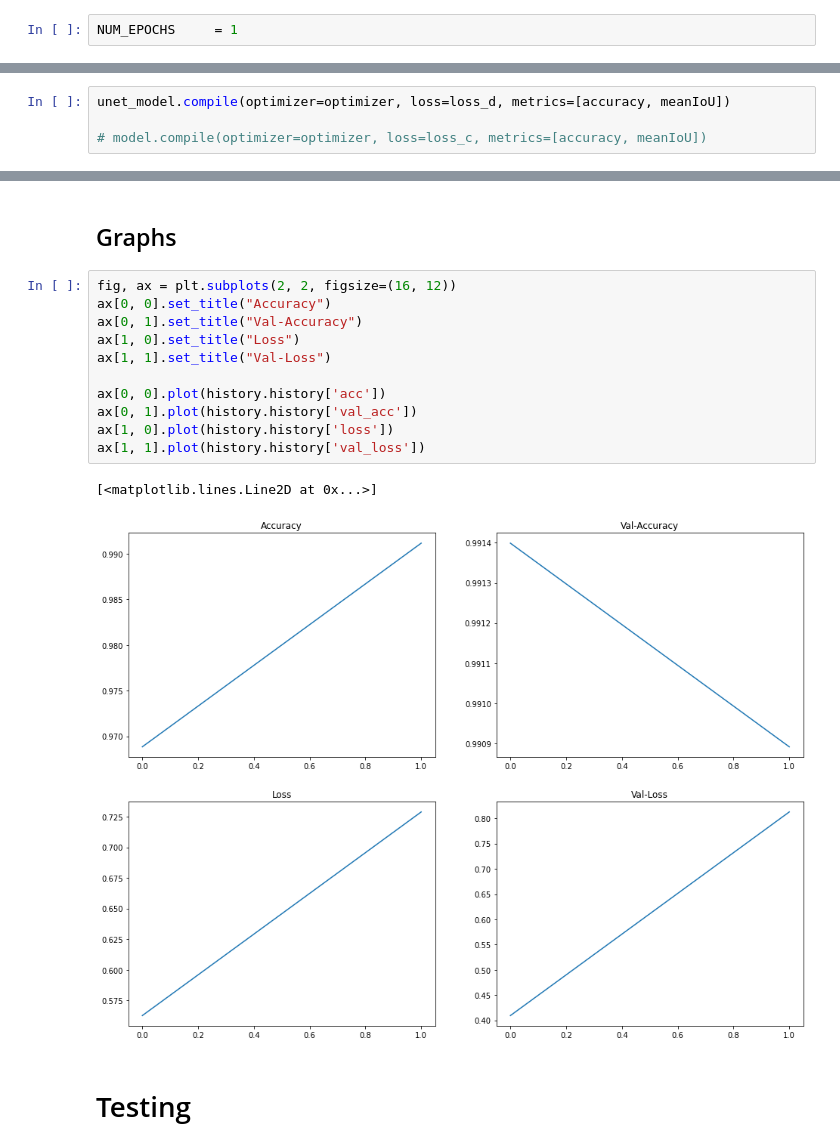
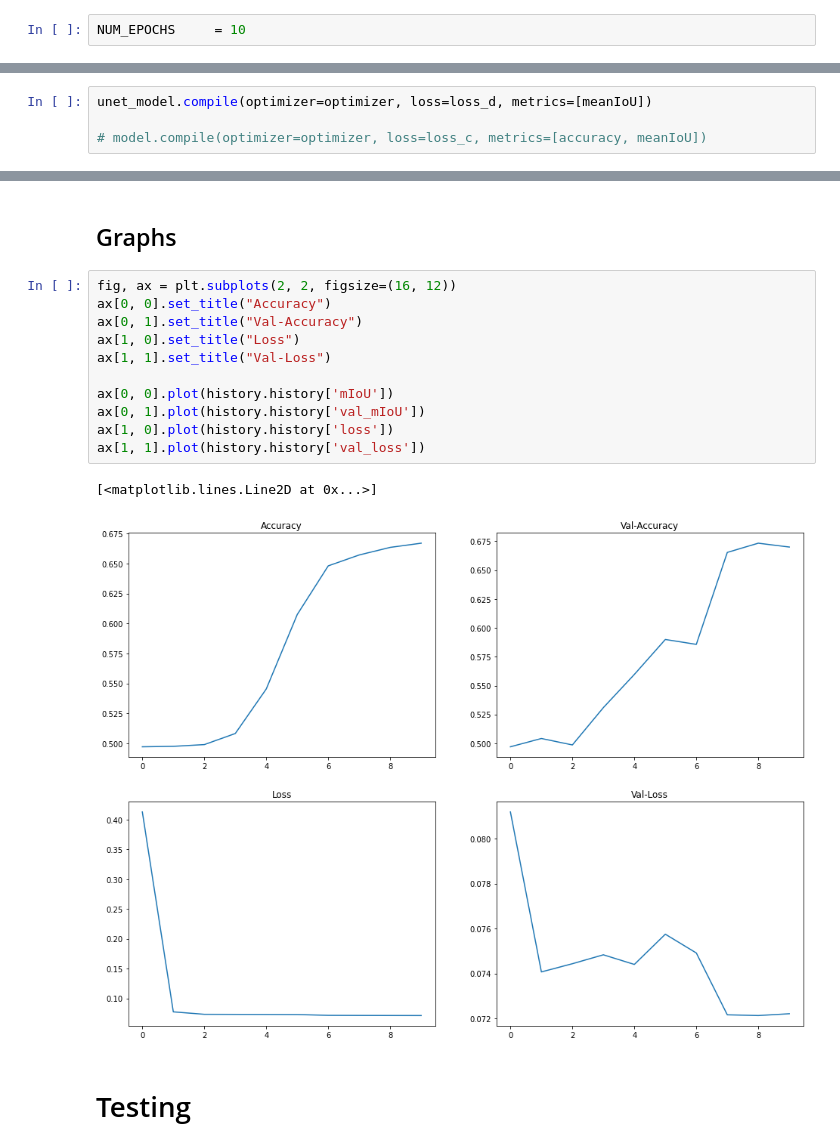
Before and after one commit to kghimire192/DS_Capstone_Image_Colorization, a Jupyter notebook: Code/model_unet_mobilenetv2.ipynb, the cells around one changed output, grey strips where cells are left out. Cells and saved outputs as stored; diff of their text form.

```diff
--- a/Code/mobilenetv2_unet.ipynb
+++ b/Code/model_unet_mobilenetv2.ipynb
@@ -237,11 +252,11 @@ optimizer = tf.keras.optimizers.Adam()
 # %% [markdown]
 ## Hyper Parameters
 # %%
-NUM_EPOCHS     = 1
+NUM_EPOCHS     = 10
 # %% [markdown]
 # Training
 # %%
-unet_model.compile(optimizer=optimizer, loss=loss_d, metrics=[accuracy, meanIoU])
+unet_model.compile(optimizer=optimizer, loss=loss_d, metrics=[meanIoU])
 
 # model.compile(optimizer=optimizer, loss=loss_c, metrics=[accuracy, meanIoU])
 # %%
@@ -260,17 +294,17 @@ history = unet_model.fit(x=training_generator,
 # %%
 fig, ax = plt.subplots(2, 2, figsize=(16, 12))
 ax[0, 0].set_title("Accuracy")
 ax[0, 1].set_title("Val-Accuracy")
 ax[1, 0].set_title("Loss")
 ax[1, 1].set_title("Val-Loss")
 
-ax[0, 0].plot(history.history['acc'])
-ax[0, 1].plot(history.history['val_acc'])
+ax[0, 0].plot(history.history['mIoU'])
+ax[0, 1].plot(history.history['val_mIoU'])
 ax[1, 0].plot(history.history['loss'])
 ax[1, 1].plot(history.history['val_loss'])
 # %% [output]
 [<matplotlib.lines.Line2D at 0x...>]
-[figure, old version]
+[figure, new version]
 # %% [markdown]
 # Testing
 # %%
```
Also changed, not shown: parts of 8 cells of this notebook.
